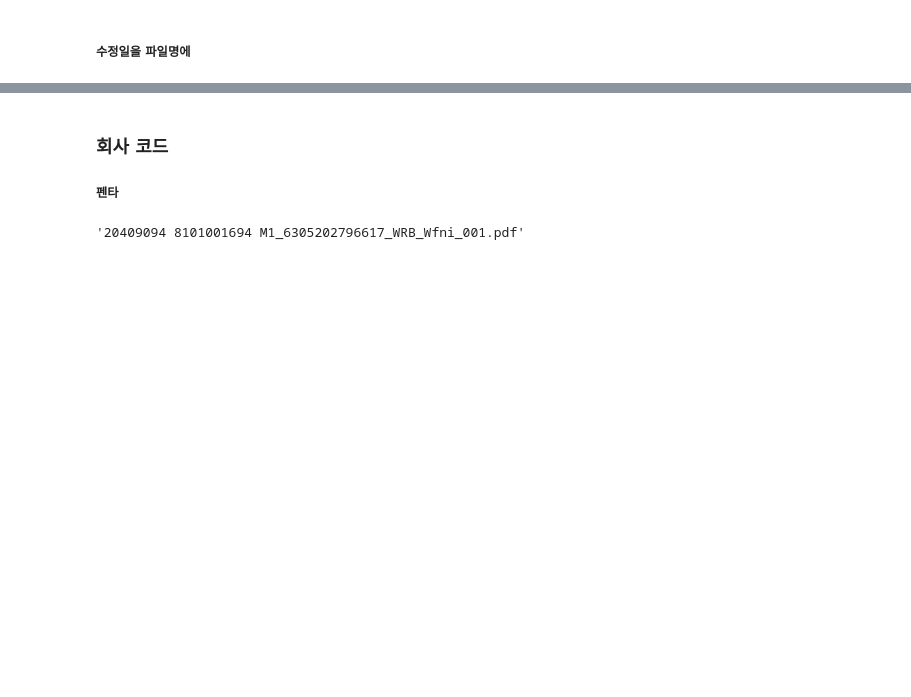
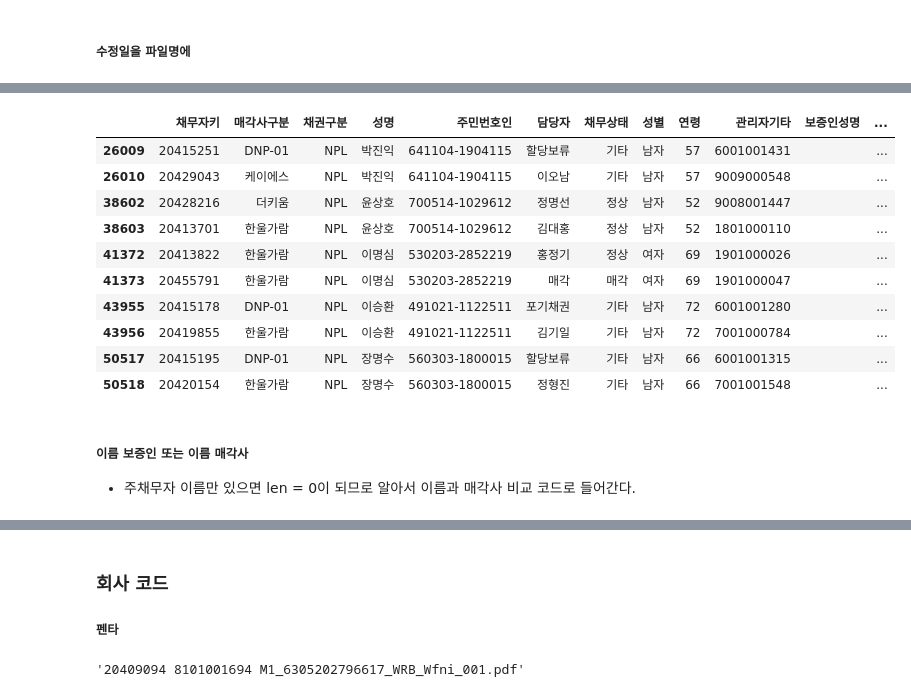
Before and after one commit to jbmyou/python_work, a Jupyter notebook: fileNaming/이름변경.ipynb, the cells around one changed output, grey strips where cells are left out. Drawn from its saved outputs; the diff is of its cells as text; code cells hidden in the pictures; blank space fills up the shorter version.

```diff
--- a/fileNaming/이름변경.ipynb
+++ b/fileNaming/이름변경.ipynb
@@ -400,9 +491,9 @@ print(i, "개 파일이동")
 # %% [markdown]
 ##### 상위 폴더로 파일 끄집어내기
 # %%
-path = r'D:\extraKey\광주 공유폴더\통합파일\(7.KB국민카드_솔림헬프)\3.채권양도통지서\국민카드 양통\새 폴더'
-addInfo = "서울 채권별 한울가람 매입전 원인서류 개인"
-add_file_name = " 원인서류"
+path = r'D:\구 스캔파일\광주 공유폴더\■양도통지서 스캔\양통찾기(티와이머니)\양통찿기(T-1)\TYM\양도통지서'
+addInfo = "광주 양통스캔 양통찾기 T1 TYM 양통 상위폴더로"
+add_file_name = ""
 
 success = []
 for root, dir, files in tqdm(os.walk(path)) :
@@ -415,7 +506,14 @@ for root, dir, files in tqdm(os.walk(path)) :
 
             # 상위 폴더명을 파일이름에 붙여 꺼내기
             dir = root.split(os.path.sep)[-1]
-            new_name = dir + " " + stem + addInfo + ext
+            new_name = dir + " " + stem + add_file_name + ext
+            #new_name = dir + ext
+
+            sn = 0
+            while os.path.exists(join(path, new_name)) :
+                sn += 1
+                new_name = dir + " " + str(sn) + ext
+
             success.append(re_name(join(root, f), join(path, new_name)))
         except Exception as e:
             print("======================")
@@ -928,7 +1092,7 @@ write_log_csv(no_key, path)
 ###### 주민번호 > 채무자키(낱장처리)
 # %%
 # 폴더명인 계좌번호가 엑셀에 없어서 파일명에 있는 주민번호로 다시 한 번 확인한 뒤 조치하는 코드
-path = r'D:\전산부재\서울 채권별 한울가람 매입전 원인서류 법인\noExcel'
+path = r'D:\extraKey\서울\! 채권별 스캔본 (한울가람, 9001~)\! 채권별 스캔본 (한울가람, 9001~)(스캔파일)\11.(9010) 하나캐피탈_헬프\2.원인서류(대출신청서)'
 path_origin = r"D:\extraKey\서울\! 채권별 스캔본 (한울가람, 9001~)\! 채권별 스캔본 (한울가람, 9001~)(스캔파일)\1.한울가람_헬프\! 매입전자료(한울가람스캔자료)\원인서류\법인"
 addInfo = "서울 채권별 한울가람 매입전 원인서류 법인"
 add_file_name = "" # 공백 하나
@@ -988,15 +1151,16 @@ log 파일이 비어있습니다. path : D:\전산부재\서울 채권별 한울
 ###### 관리자번호
 # %%
 ##############################################
-path = r'D:\extraKey\대전\양통\국민카드 양통'
-addInfo = "대전 양통 국민카드"
-add_file_name = " 양통" # 공백 하나
+path = r'D:\구 스캔파일\광주 공유폴더\■양도통지서 스캔\양통종적\양통종적 스캔\ks양통종적'
+addInfo = "광주 양통스캔 양통종적 양통종적스캔 ks"
+add_file_name = "" # 공백 하나
+dict_ref = dict_admin
+p_admin = re.compile(r'((?<=\D)|\b)\d{10}((?=\D)|\b)') # 10자리
+#dict_ref = dict
+#p_admin = re.compile(r'((?<=\D)|\b)\d{8}((?=\D)|\b)') # 8자리
 ##############################################
 path_noDB = join(r'D:\전산부재', addInfo)
 path_completed = join(r"D:\업로드완료", addInfo)
-dict_ref = dict_admin
-
-p_admin = re.compile(r'((?<=\D)|\b)\d{10}((?=\D)|\b)') # 10자리
 noDB = []
 success = []
 fail = []
@@ -1024,7 +1188,7 @@ for f in tqdm(file_list, total=total) :
         continue
 
     try :
-        new_name = key + " " + stem + add_file_name + ext
+        new_name = key + " " + stem + add_file_name + ext   ####################
         success.append(re_name(join(path, f), join(path, new_name)))
     except Exception as e :
         print(e.__class__)
@@ -1046,8 +1210,8 @@ log 파일이 비어있습니다. path : D:\extraKey\대전\양통\국민카드
 ###### 계좌번호:폴더명(한울가람)
 # %%
 ##############################################
-path = r'D:\extraKey\서울\! 채권별 스캔본 (한울가람, 9001~)\! 채권별 스캔본 (한울가람, 9001~)(스캔파일)\1.한울가람_헬프\! 매입전자료(한울가람스캔자료)\원인서류\법인'
-addInfo = "서울 채권별 한울가람 매입전 원인서류 법인"
+path = r'D:\extraKey\서울\! 채권별 스캔본 (한울가람, 9001~)\! 채권별 스캔본 (한울가람, 9001~)(스캔파일)\23.베델_솔림헬프\1.베델에서 파일로 준 원인서류\새 폴더'
+addInfo = "서울 채권별 23베델 원인서류"
 add_file_name = "" # 공백 하나
 ##############################################
 path_noDB = join(r'D:\전산부재', addInfo)
@@ -1123,0 +1351,17 @@ for f in tqdm(file_list, total=total) :
+# %%
+df_multi_result
+# %% [output]
+|  | 채무자키 | 매각사구분 | 채권구분 | 성명 | 주민번호인 | 담당자 | 채무상태 | 성별 | 연령 | 관리자기타 | 보증인성명 | ... |
+| 26009 | 20415251 | DNP-01 | NPL | 박진익 | 641104-1904115 | 할당보류 | 기타 | 남자 | 57 | 6001001431 |  | ... |
+| 26010 | 20429043 | 케이에스 | NPL | 박진익 | 641104-1904115 | 이오남 | 기타 | 남자 | 57 | 9009000548 |  | ... |
+| 38602 | 20428216 | 더키움 | NPL | 윤상호 | 700514-1029612 | 정명선 | 정상 | 남자 | 52 | 9008001447 |  | ... |
+| 38603 | 20413701 | 한울가람 | NPL | 윤상호 | 700514-1029612 | 김대홍 | 정상 | 남자 | 52 | 1801000110 |  | ... |
+| 41372 | 20413822 | 한울가람 | NPL | 이명심 | 530203-2852219 | 홍정기 | 정상 | 여자 | 69 | 1901000026 |  | ... |
+| 41373 | 20455791 | 한울가람 | NPL | 이명심 | 530203-2852219 | 매각 | 매각 | 여자 | 69 | 1901000047 |  | ... |
+| 43955 | 20415178 | DNP-01 | NPL | 이승환 | 491021-1122511 | 포기채권 | 기타 | 남자 | 72 | 6001001280 |  | ... |
+| 43956 | 20419855 | 한울가람 | NPL | 이승환 | 491021-1122511 | 김기일 | 기타 | 남자 | 72 | 7001000784 |  | ... |
+| 50517 | 20415195 | DNP-01 | NPL | 장명수 | 560303-1800015 | 할당보류 | 기타 | 남자 | 66 | 6001001315 |  | ... |
+| 50518 | 20420154 | 한울가람 | NPL | 장명수 | 560303-1800015 | 정형진 | 기타 | 남자 | 66 | 7001001548 |  | ... |
+# %% [markdown]
+##### 이름 보증인 또는 이름 매각사
+- 주채무자 이름만 있으면 len = 0이 되므로 알아서 이름과 매각사 비교 코드로 들어간다.
```
Also changed, not shown: parts of 34 cells of this notebook, 12 other files.
